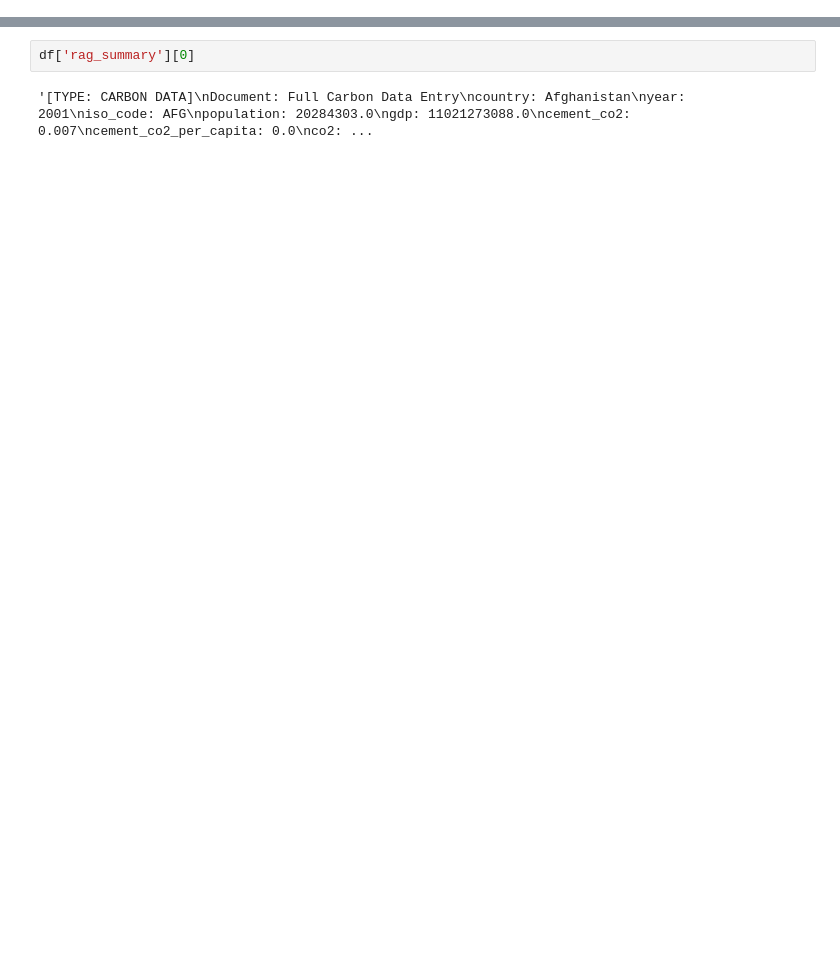
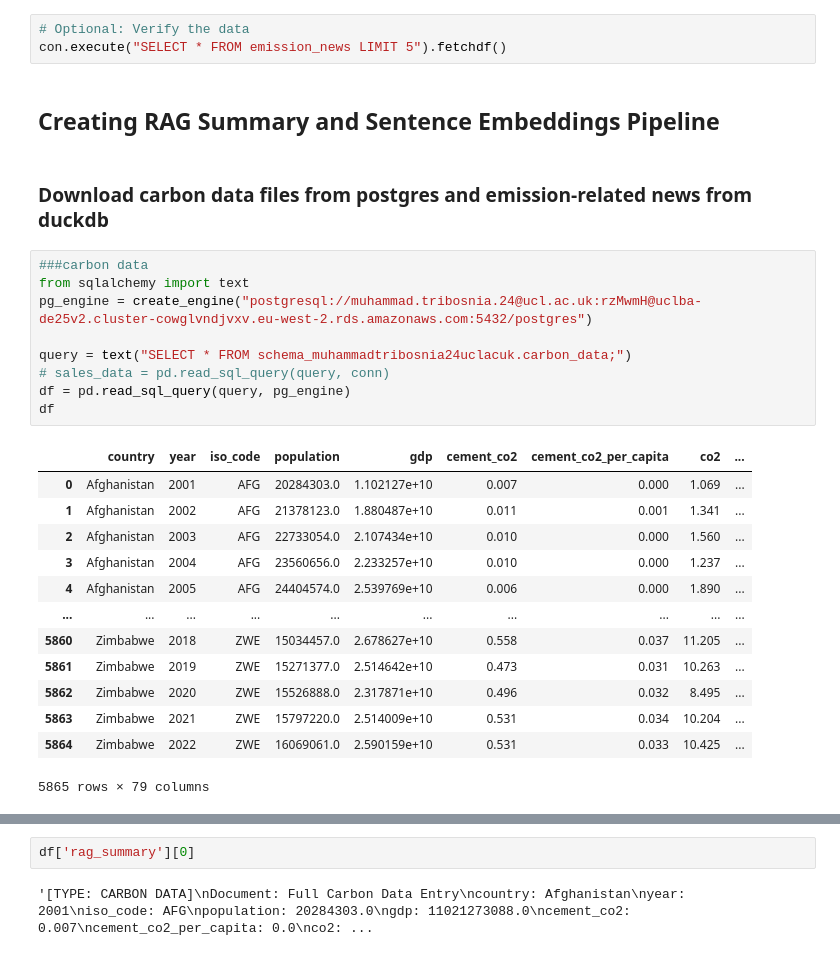
Before and after one commit to rezabosnia/emission_RAG, a Jupyter notebook: RAG_model.ipynb, the cells around one changed output, grey strips where cells are left out. Cells and saved outputs as stored; diff of their text form; blank space fills up the shorter version.

```diff
--- a/RAG_model.ipynb
+++ b/RAG_model.ipynb
@@ -75,0 +224,30 @@ filtered_df.to_csv('filtered_data.csv')
+# %%
+# Optional: Verify the data
+con.execute("SELECT * FROM emission_news LIMIT 5").fetchdf()
+# %% [markdown]
+## Creating RAG Summary and Sentence Embeddings Pipeline
+# %% [markdown]
+### Download carbon data files from postgres and emission-related news from duckdb
+# %%
+###carbon data
+from sqlalchemy import text
+pg_engine = create_engine("postgresql://muhammad.tribosnia.24@ucl.ac.uk:rzMwmH@uclba-de25v2.cluster-cowglvndjvxv.eu-west-2.rds.amazonaws.com:5432/postgres")
+
+query = text("SELECT * FROM schema_muhammadtribosnia24uclacuk.carbon_data;")
+# sales_data = pd.read_sql_query(query, conn)
+df = pd.read_sql_query(query, pg_engine)
+df
+# %% [output]
+|  | country | year | iso_code | population | gdp | cement_co2 | cement_co2_per_capita | co2 | ... |
+| 0 | Afghanistan | 2001 | AFG | 20284303.0 | 1.102127e+10 | 0.007 | 0.000 | 1.069 | ... |
+| 1 | Afghanistan | 2002 | AFG | 21378123.0 | 1.880487e+10 | 0.011 | 0.001 | 1.341 | ... |
+| 2 | Afghanistan | 2003 | AFG | 22733054.0 | 2.107434e+10 | 0.010 | 0.000 | 1.560 | ... |
+| 3 | Afghanistan | 2004 | AFG | 23560656.0 | 2.233257e+10 | 0.010 | 0.000 | 1.237 | ... |
+| 4 | Afghanistan | 2005 | AFG | 24404574.0 | 2.539769e+10 | 0.006 | 0.000 | 1.890 | ... |
+| ... | ... | ... | ... | ... | ... | ... | ... | ... | ... |
+| 5860 | Zimbabwe | 2018 | ZWE | 15034457.0 | 2.678627e+10 | 0.558 | 0.037 | 11.205 | ... |
+| 5861 | Zimbabwe | 2019 | ZWE | 15271377.0 | 2.514642e+10 | 0.473 | 0.031 | 10.263 | ... |
+| 5862 | Zimbabwe | 2020 | ZWE | 15526888.0 | 2.317871e+10 | 0.496 | 0.032 | 8.495 | ... |
+| 5863 | Zimbabwe | 2021 | ZWE | 15797220.0 | 2.514009e+10 | 0.531 | 0.034 | 10.204 | ... |
+| 5864 | Zimbabwe | 2022 | ZWE | 16069061.0 | 2.590159e+10 | 0.531 | 0.033 | 10.425 | ... |
+5865 rows × 79 columns
```
Also changed, not shown: parts of 66 cells of this notebook.
